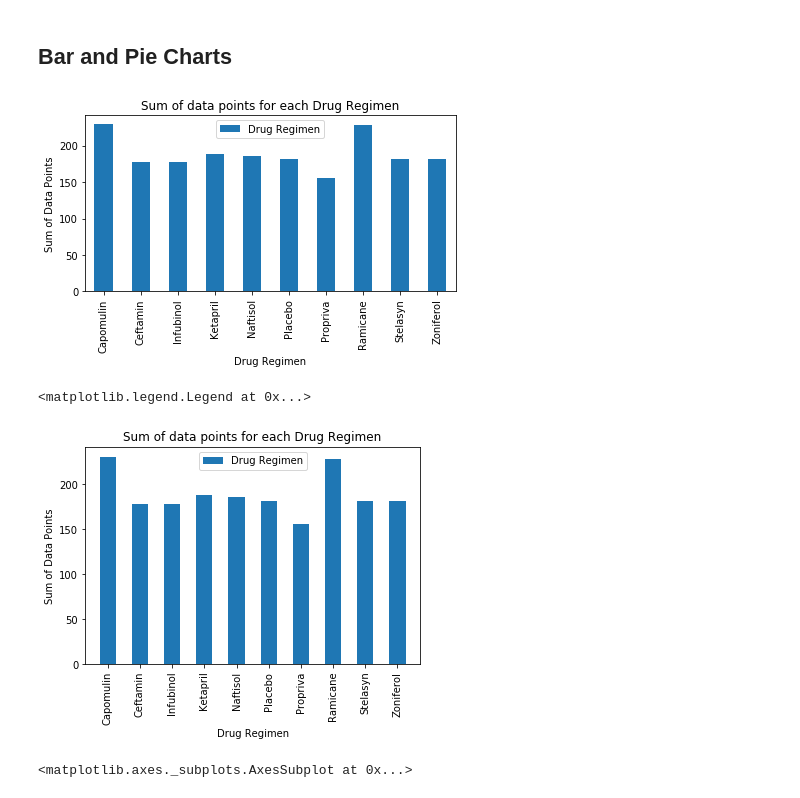
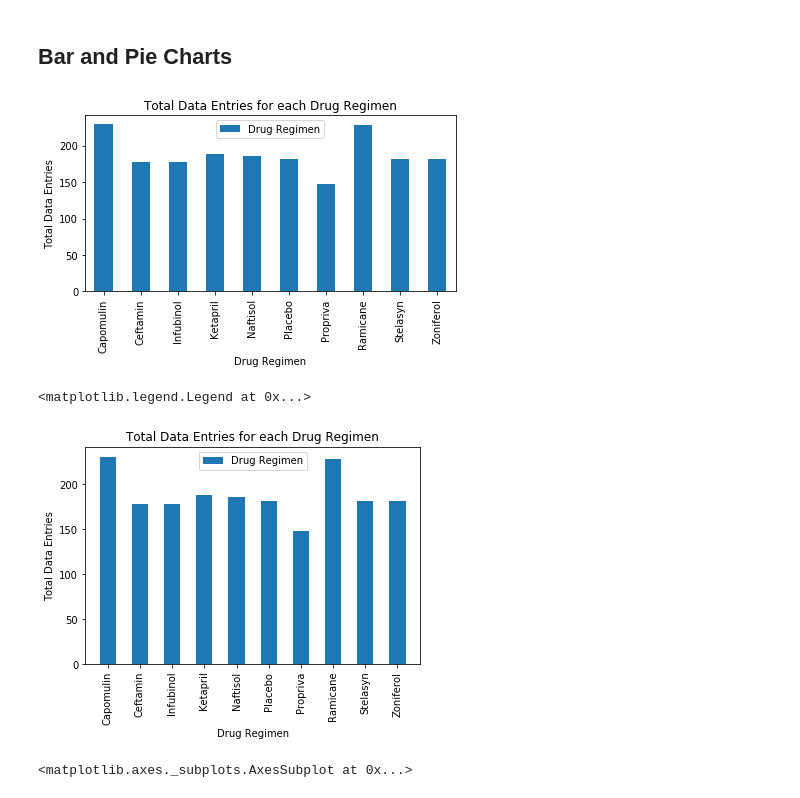
Before and after one commit to sebastiandifrancesco/Pymaceuticals, a Jupyter notebook: pymaceuticals.ipynb, the cells around one changed output. Saved outputs shown, nothing was run; the diff lists cells and outputs as text; code cells hidden in the pictures.

```diff
--- a/pymaceuticals.ipynb
+++ b/pymaceuticals.ipynb
@@ -38,5 +49,8 @@ merged_df['Mouse ID'].count()
 # %%
 # Create a clean DataFrame by dropping the duplicate mouse by its ID.
-merged_df = merged_df.drop_duplicates(['Mouse ID', 'Timepoint'])
+duplicates = merged_df.loc[merged_df.duplicated
+                          (subset=['Mouse ID', 'Timepoint',]), 'Mouse ID'].unique()
+duplicates
+merged_df.drop(merged_df[merged_df['Mouse ID'] == 'g989'].index, inplace = True)
 # %%
 # Checking the number of mice in the clean DataFrame.
@@ -72,13 +97,13 @@ final_summary.head()
 # %%
 # Generate a bar plot showing the total number of measurements taken on each drug regimen using pandas.
 grouped_df = merged_df.groupby('Drug Regimen')
 grouped_df_count = pd.DataFrame(summary['Drug Regimen'].count())
-chart = grouped_df_count.plot(kind='bar',title='Sum of data points for each Drug Regimen')
+chart = grouped_df_count.plot(kind='bar',title='Total Data Entries for each Drug Regimen')
 chart.set_xlabel('Drug Regimen')
-chart.set_ylabel('Sum of Data Points')
+chart.set_ylabel('Total Data Entries')
 plt.tight_layout()
 # %% [output]
-[figure, old version]
+[figure, new version]
 # %%
 # Generate a bar plot showing the total number of measurements taken on each drug regimen using pyplot.
 x_axis = np.arange(len(grouped_df_count))
@@ -87,14 +112,14 @@ plt.bar(x_axis, grouped_df_count['Drug Regimen'], width = .5)
 plt.xticks(tick_locations, list(grouped_df_count.index), rotation='vertical')
 plt.xlim(-0.7, len(x_axis)-0.3)
 plt.ylim(0, max(grouped_df_count["Drug Regimen"])*1.05)
-plt.title("Sum of data points for each Drug Regimen")
+plt.title("Total Data Entries for each Drug Regimen")
 plt.xlabel("Drug Regimen")
-plt.ylabel("Sum of Data Points")
+plt.ylabel("Total Data Entries")
 column_name = ["Drug Regimen"]
 plt.legend(column_name,loc="best")
 # %% [output]
 <matplotlib.legend.Legend at 0x...>
-[figure, old version]
+[figure, new version]
 # %%
 # Generate a pie plot showing the distribution of female versus male mice using pandas
 gender_grouped = merged_df.groupby('Sex')
```
Also changed, not shown: parts of 2 cells of this notebook.
